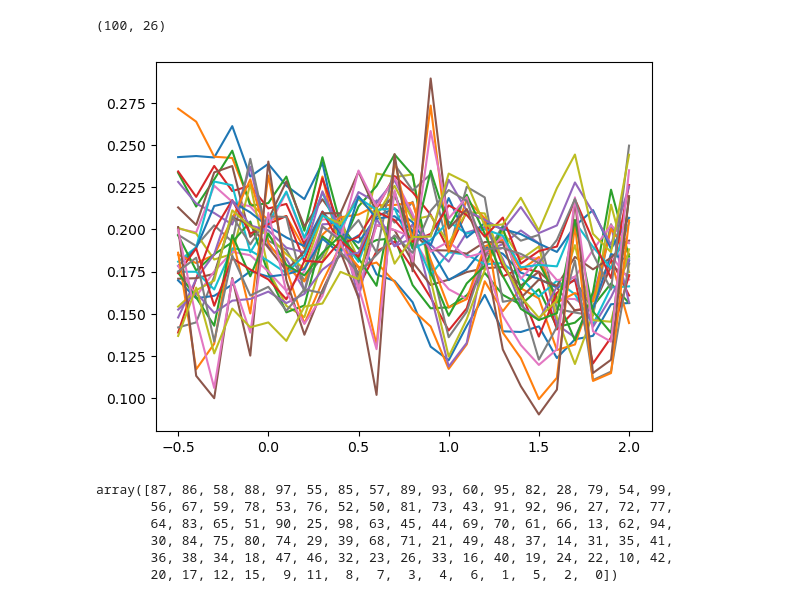
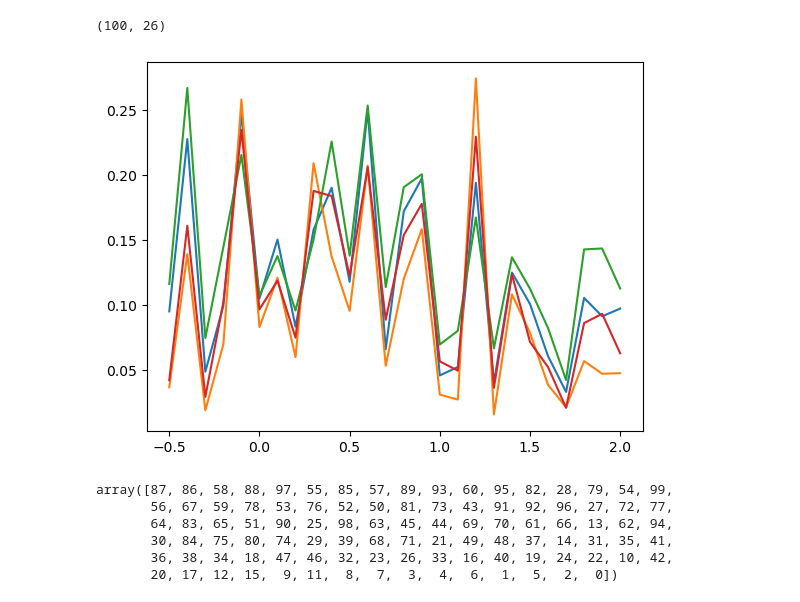
Before and after one commit to mariakesa/spikesconn, a Jupyter notebook: visualizations/Clustering.ipynb, the cells around one changed output. Cells and saved outputs as stored; diff of their text form; code cells hidden in the pictures.

```diff
--- a/visualizations/Clustering.ipynb
+++ b/visualizations/Clustering.ipynb
@@ -82,12 +82,12 @@ print(dat_lst.shape)
 (100, 26)
 # %%
 clusters=cl.labels_
-inds=np.where(cl.labels_==0)
+inds=np.where(cl.labels_==6)
 for j in inds:
     plt.plot(np.arange(-0.5,2.1,0.1),dat_lst[j,:].T)
     plt.show()
 # %% [output]
-[figure, old version]
+[figure, new version]
 # %%
 model.labels_
 # %% [output]
```
Also changed, not shown: 2 other files.
